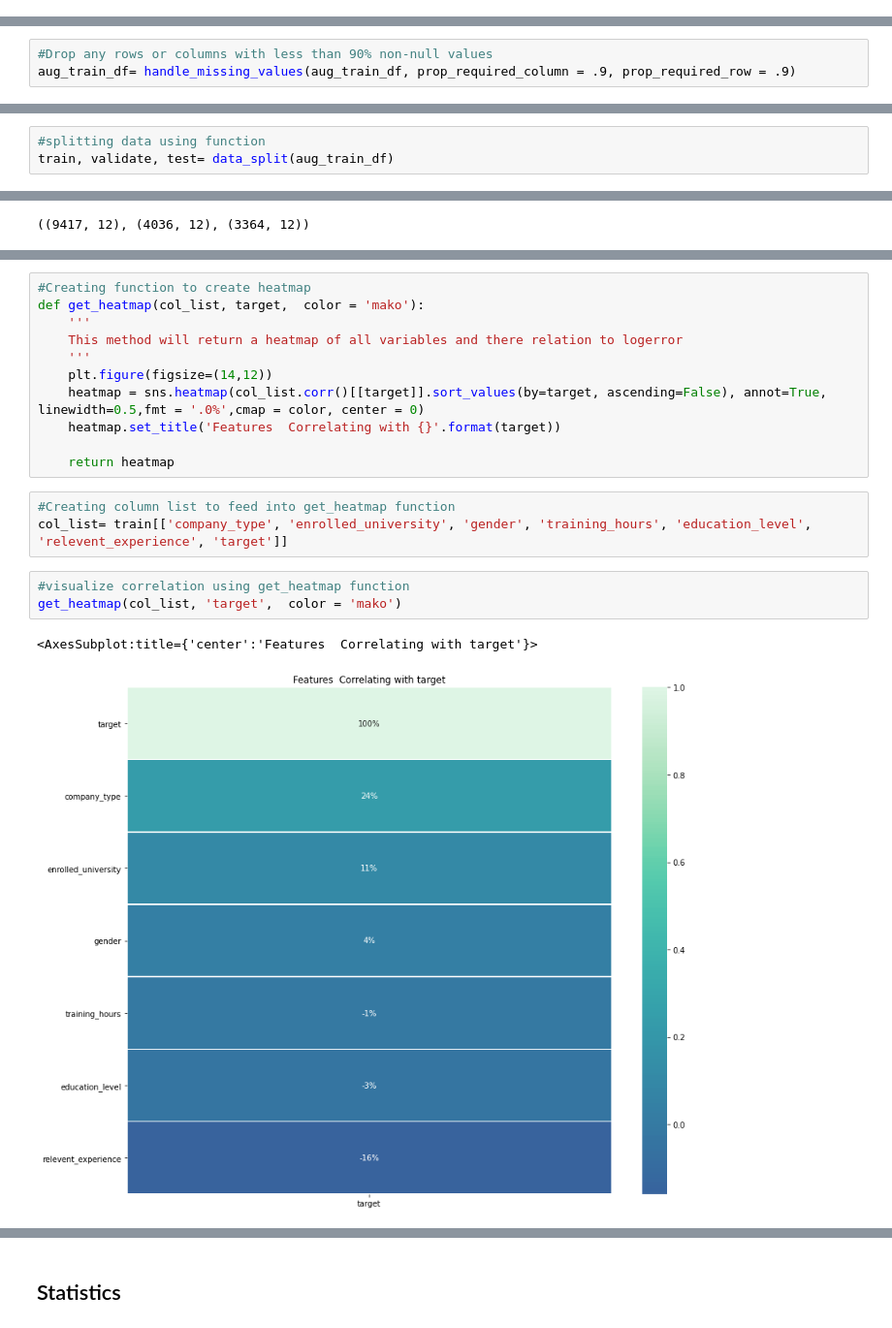
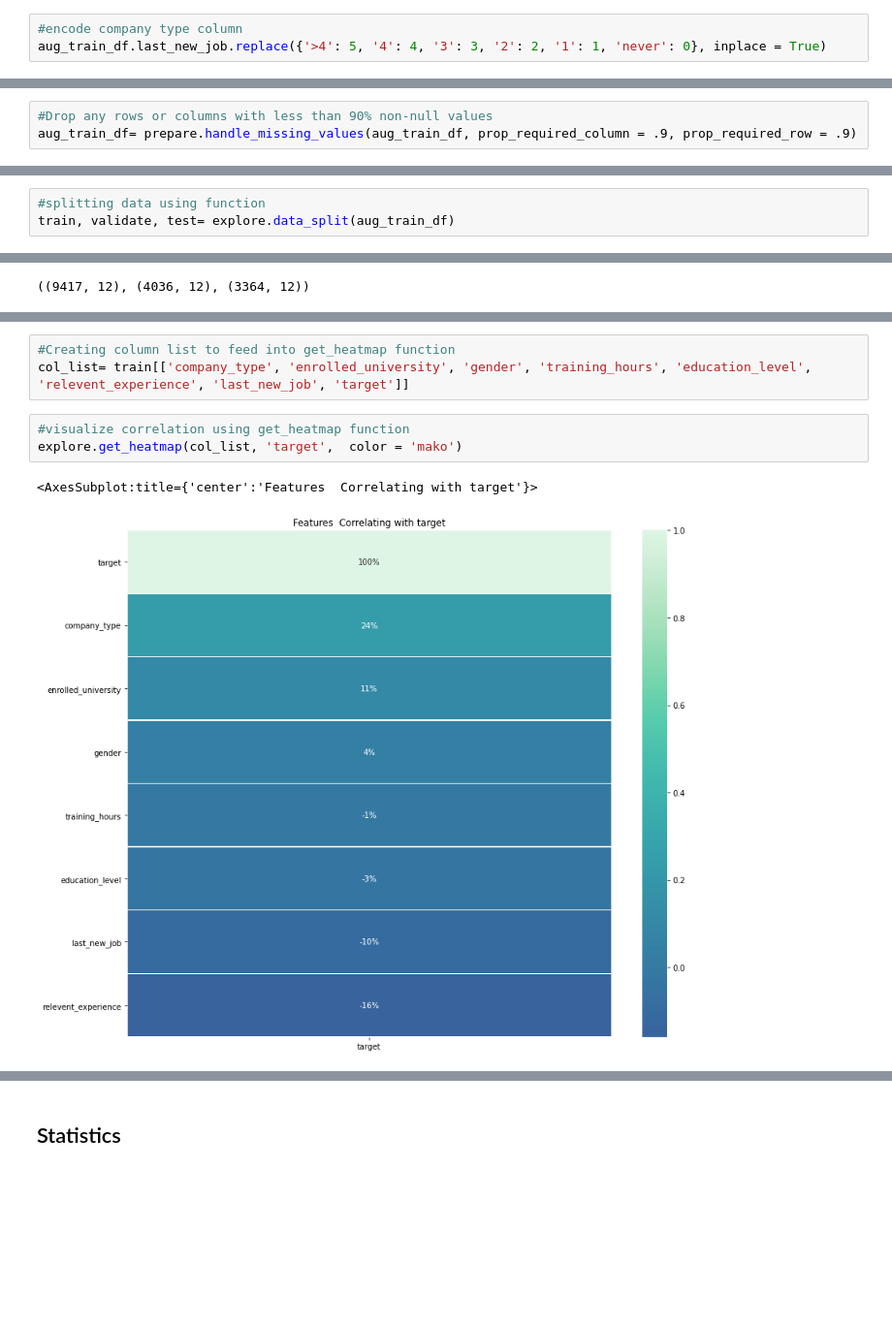
Before and after one commit to LinhQuach13/Individual_project_HR_analytics, a Jupyter notebook: Workbook.ipynb, the cells around one changed output, grey strips where cells are left out. Shown at 97% size. Saved outputs shown, nothing was run; the diff lists cells and outputs as text; blank space fills up the shorter version.

```diff
--- a/Workbook.ipynb
+++ b/Workbook.ipynb
@@ -304,3 +269,6 @@ aug_train_df.head(10)
 | 7 | 402 | city_46 | 0.762 | 1 | 1 | 0.0 | ... |
 | 8 | 27107 | city_103 | 0.920 | 1 | 1 | 0.0 | ... |
 | 9 | 699 | city_103 | 0.920 | 2 | 1 | 0.0 | ... |
+# %%
+#encode company type column
+aug_train_df.last_new_job.replace({'>4': 5, '4': 4, '3': 3, '2': 2, '1': 1, 'never': 0}, inplace = True)
@@ -359,5 +326,5 @@ def handle_missing_values(df, prop_required_column = .6, prop_required_row = .5)
 # %%
 #Drop any rows or columns with less than 90% non-null values
-aug_train_df= handle_missing_values(aug_train_df, prop_required_column = .9, prop_required_row = .9)
+aug_train_df= prepare.handle_missing_values(aug_train_df, prop_required_column = .9, prop_required_row = .9)
 # %%
 # Using the missing duplicate function to see how many missing values we have
@@ -555,6 +476,6 @@ def data_split(df):
 # %%
 #splitting data using function
-train, validate, test= data_split(aug_train_df)
+train, validate, test= explore.data_split(aug_train_df)
 # %%
 #Looking at shape of each dataset
 train.shape, validate.shape, test.shape
@@ -575,25 +523,14 @@ train.corr()[['target']].sort_values(by='target', ascending=False)
 | relevent_experience | -0.158985 |
 | city_development_index | -0.351503 |
-# %%
-#Creating function to create heatmap
-def get_heatmap(col_list, target,  color = 'mako'):
-    '''
-    This method will return a heatmap of all variables and there relation to logerror
-    '''
-    plt.figure(figsize=(14,12))
-    heatmap = sns.heatmap(col_list.corr()[[target]].sort_values(by=target, ascending=False), annot=True, linewidth=0.5,fmt = '.0%',cmap = color, center = 0)
-    heatmap.set_title('Features  Correlating with {}'.format(target))
-
-    return heatmap
 # %%
 #Creating column list to feed into get_heatmap function
-col_list= train[['company_type', 'enrolled_university', 'gender', 'training_hours', 'education_level', 'relevent_experience', 'target']]
+col_list= train[['company_type', 'enrolled_university', 'gender', 'training_hours', 'education_level', 'relevent_experience', 'last_new_job', 'target']]
 # %%
 #visualize correlation using get_heatmap function
-get_heatmap(col_list, 'target',  color = 'mako')
+explore.get_heatmap(col_list, 'target',  color = 'mako')
 # %% [output]
 <AxesSubplot:title={'center':'Features  Correlating with target'}>
-[figure, old version]
+[figure, new version]
 # %%
 # Looking at overall visual features with target
 sns.pairplot(data = train, hue = 'target')
```
Also changed, not shown: parts of 48 cells of this notebook.
